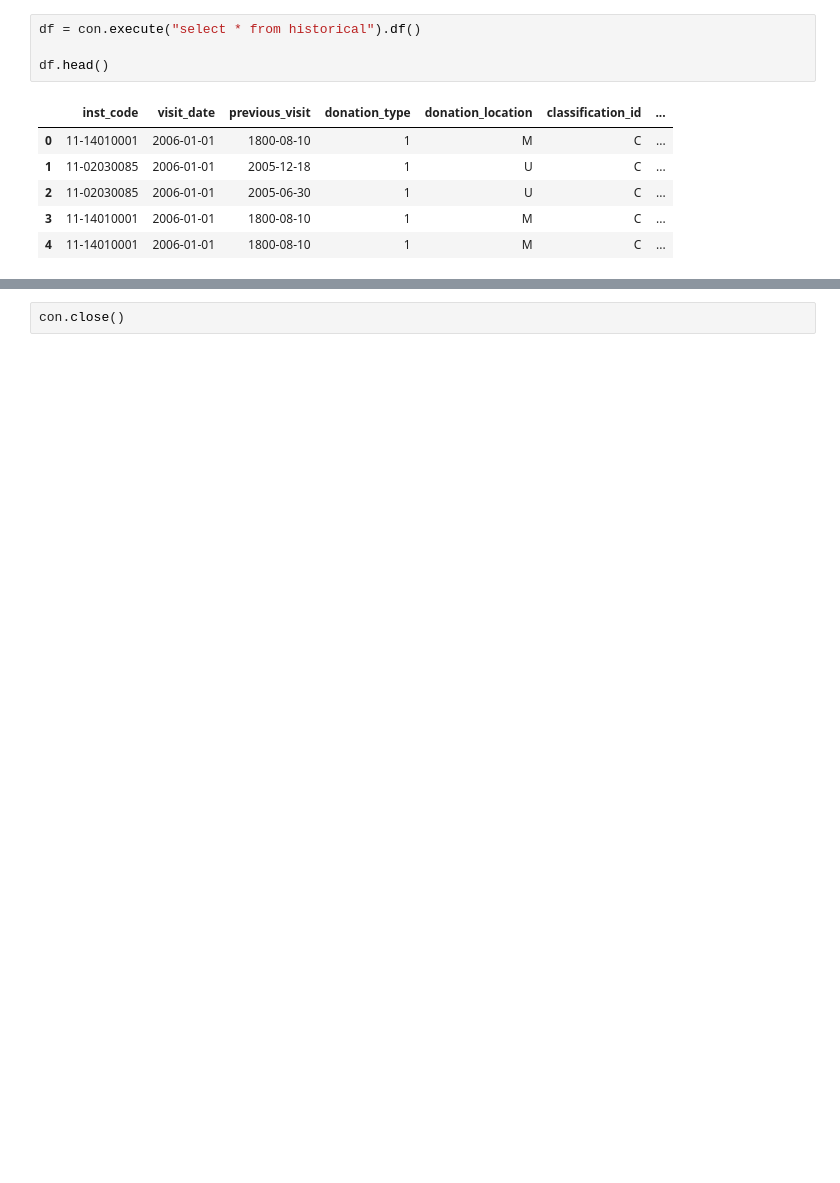
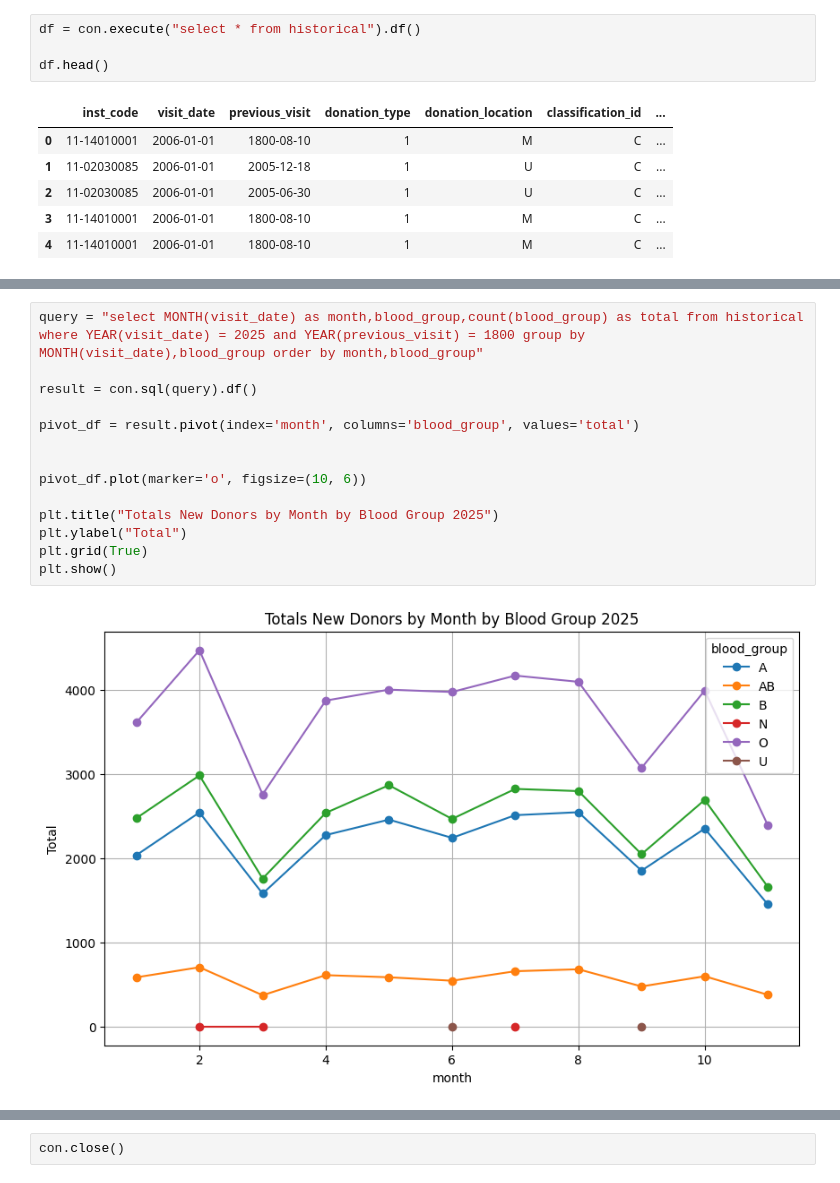
Before and after one commit to amaknabil/etl-blood-donation, a Jupyter notebook: eda/historical_eda.ipynb, the cells around one changed output, grey strips where cells are left out. Saved outputs shown, nothing was run; the diff lists cells and outputs as text; blank space fills up the shorter version.

```diff
--- a/eda/historical_eda.ipynb
+++ b/eda/historical_eda.ipynb
@@ -72 +17,17 @@ result
+# %%
+query = "select MONTH(visit_date) as month,blood_group,count(blood_group) as total from historical where YEAR(visit_date) = 2025 and YEAR(previous_visit) = 1800 group by MONTH(visit_date),blood_group order by month,blood_group"
+
+result = con.sql(query).df()
+
+pivot_df = result.pivot(index='month', columns='blood_group', values='total')
+
+
+pivot_df.plot(marker='o', figsize=(10, 6))
+
+plt.title("Totals New Donors by Month by Blood Group 2025")
+plt.ylabel("Total")
+plt.grid(True)
+plt.show()
+# %% [output]
+[figure, added]
 # %%
```
Also changed, not shown: parts of 10 cells of this notebook, 4 other files.
